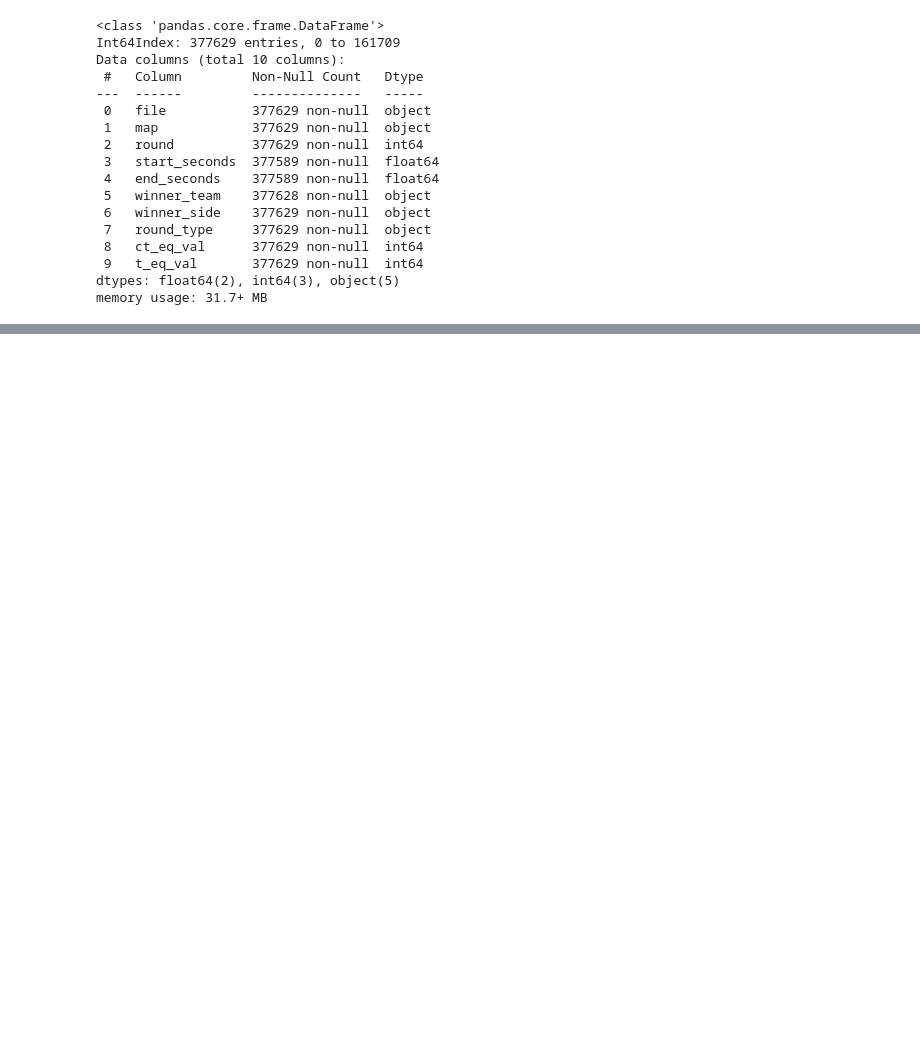
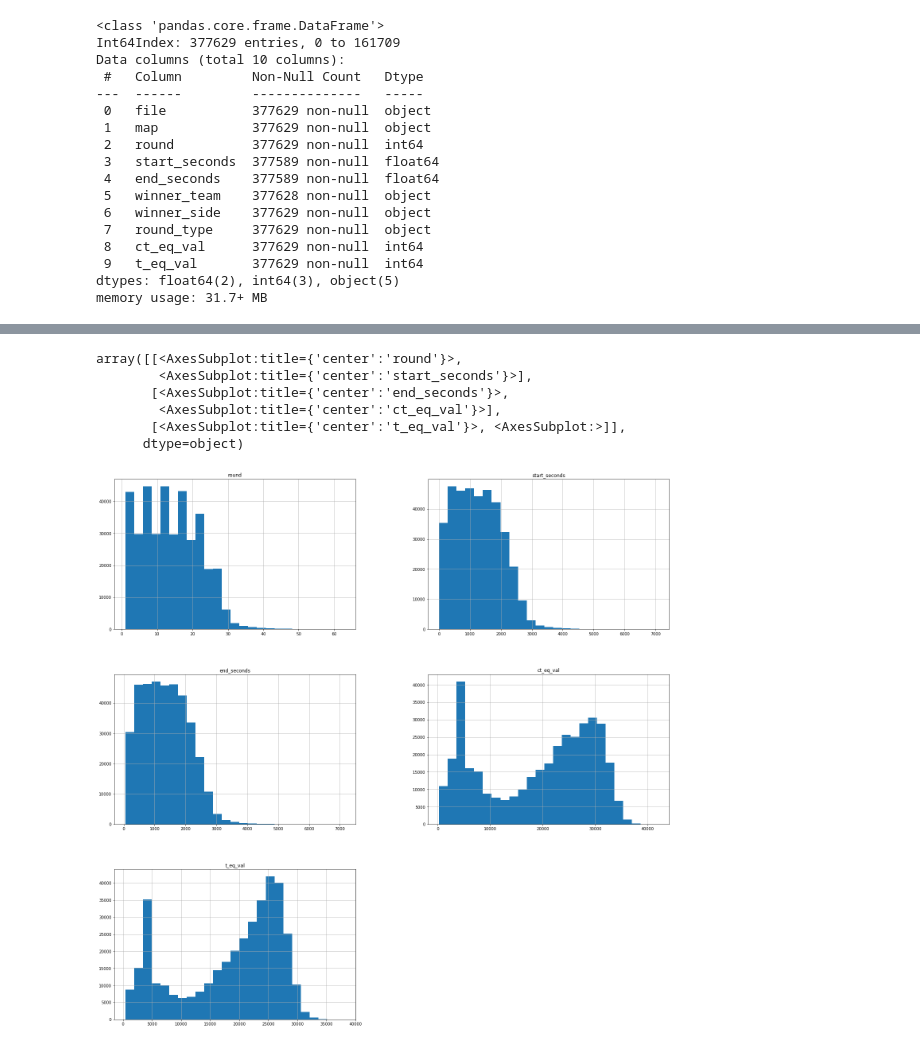
Before and after one commit to sergidiazlopez/APC-Kaggle-CSGO, a Jupyter notebook: cas-kaggle.ipynb, the cells around one changed output, grey strips where cells are left out. Drawn from its saved outputs; the diff is of its cells as text; code cells hidden in the pictures; blank space fills up the shorter version.

```diff
--- a/cas-kaggle.ipynb
+++ b/cas-kaggle.ipynb
@@ -129,0 +210,11 @@ memory usage: 31.7+ MB
+# %%
+# Generar histogrames, general
+meta_data.hist(bins=25, figsize=(25, 25))
+# %% [output]
+array([[<AxesSubplot:title={'center':'round'}>,
+        <AxesSubplot:title={'center':'start_seconds'}>],
+       [<AxesSubplot:title={'center':'end_seconds'}>,
+        <AxesSubplot:title={'center':'ct_eq_val'}>],
+       [<AxesSubplot:title={'center':'t_eq_val'}>, <AxesSubplot:>]],
+      dtype=object)
+[figure, added]
```
Also changed, not shown: parts of 10 cells of this notebook, 1 other file.
